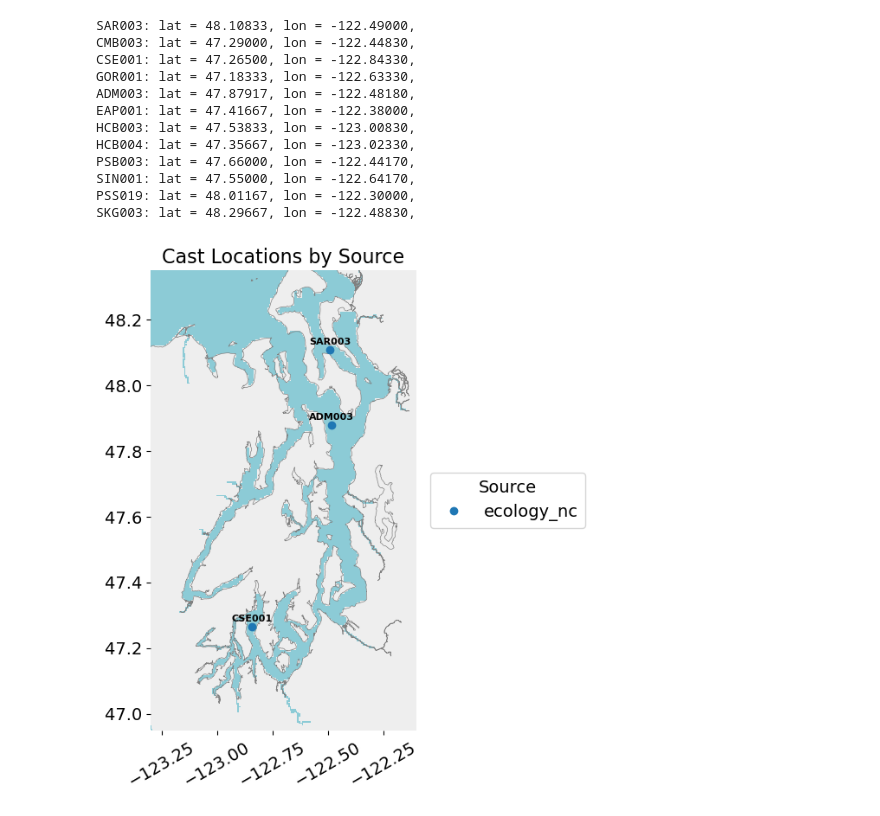
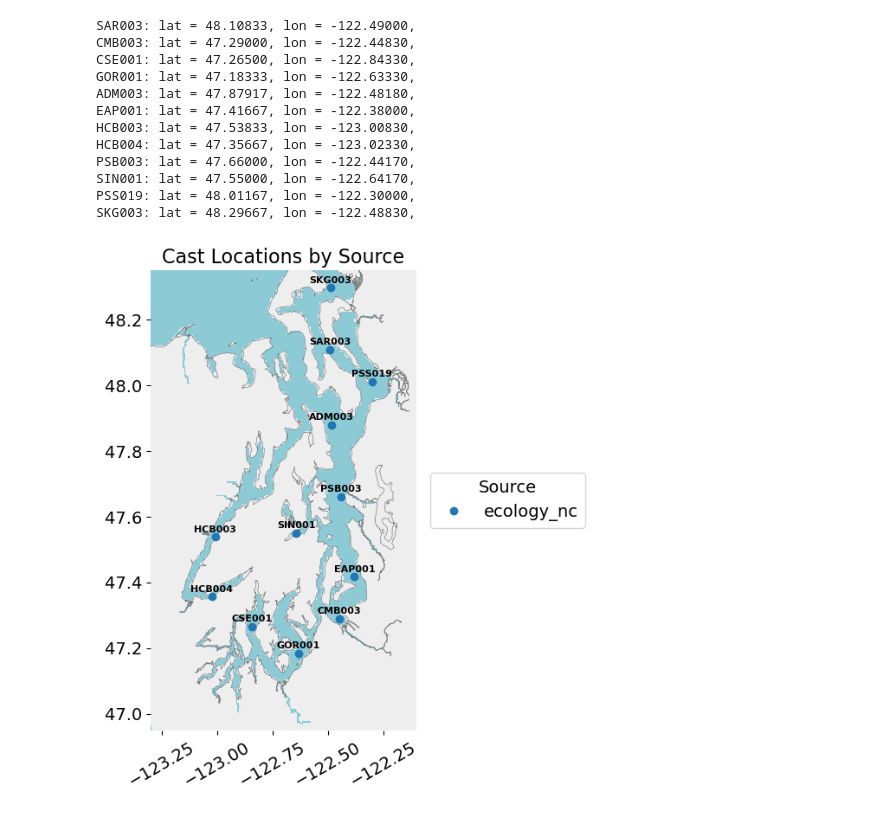
Before and after one commit to tiabottger/LO_user, a Jupyter notebook: intermodel_comparison/obs_locations.ipynb, the cells around one changed output. Cells and saved outputs as stored; diff of their text form; code cells hidden in the pictures.

```diff
--- a/intermodel_comparison/obs_locations.ipynb
+++ b/intermodel_comparison/obs_locations.ipynb
@@ -265,9 +540,9 @@ SIN001: lat = 47.55000, lon = -122.64170,
 PSS019: lat = 48.01167, lon = -122.30000,
 SKG003: lat = 48.29667, lon = -122.48830,
 # %%
-#station_names = ["SAR003", "PSS019", "SKG003","HCB004", "HCB003", "ADM003", "CMB003", "GOR001", "CSE001", "EAP001", "SIN001", "PSB003"]
-
-station_names = ["SAR003", "HCB003", "ADM003", "CSE001"]
+# plot specific stations on map
+station_names = ["SAR003", "PSS019", "SKG003","HCB004", "HCB003", "ADM003", "CMB003", "GOR001", "CSE001", "EAP001", "SIN001", "PSB003"]
+# station_names = ["SAR003", "HCB003", "ADM003", "CSE001"]
 
 # Filter stn_df to selected stations only
 stn_df = stn_df[stn_df['name'].isin(station_names)]
@@ -325,31 +600,31 @@ pfun.dar(ax)
 for src in sources:
     sub = stn_df[stn_df['source'] == src]
 
     ax.plot(sub['lon'], sub['lat'],
             linestyle='none',
             marker='o',
             color=colors[src],
             label=src)
 
     # labels
     for _, row in sub.iterrows():
         ax.text(row['lon'], row['lat'] + 0.01,
                 row['name'],
                 va='bottom', ha='center',
                 fontsize=8, fontweight='bold')
 
 ax.legend(title='Source', loc='center left', bbox_to_anchor=(1.02, 0.5))
 
 ax.set_xlabel('')
 ax.set_ylabel('')
 plt.xticks(rotation=30)
 
 for border in ['top','right','bottom','left']:
     ax.spines[border].set_visible(False)
 
 plt.title('Cast Locations by Source', fontsize=16)
 fig.tight_layout()
 plt.show()
 #plt.savefig(out_dir / 'cast_locations_by_source.png', bbox_inches='tight')
 # %% [output]
-[figure, old version]
+[figure, new version]
```
Also changed, not shown: parts of 8 cells of this notebook, 5 other files.
